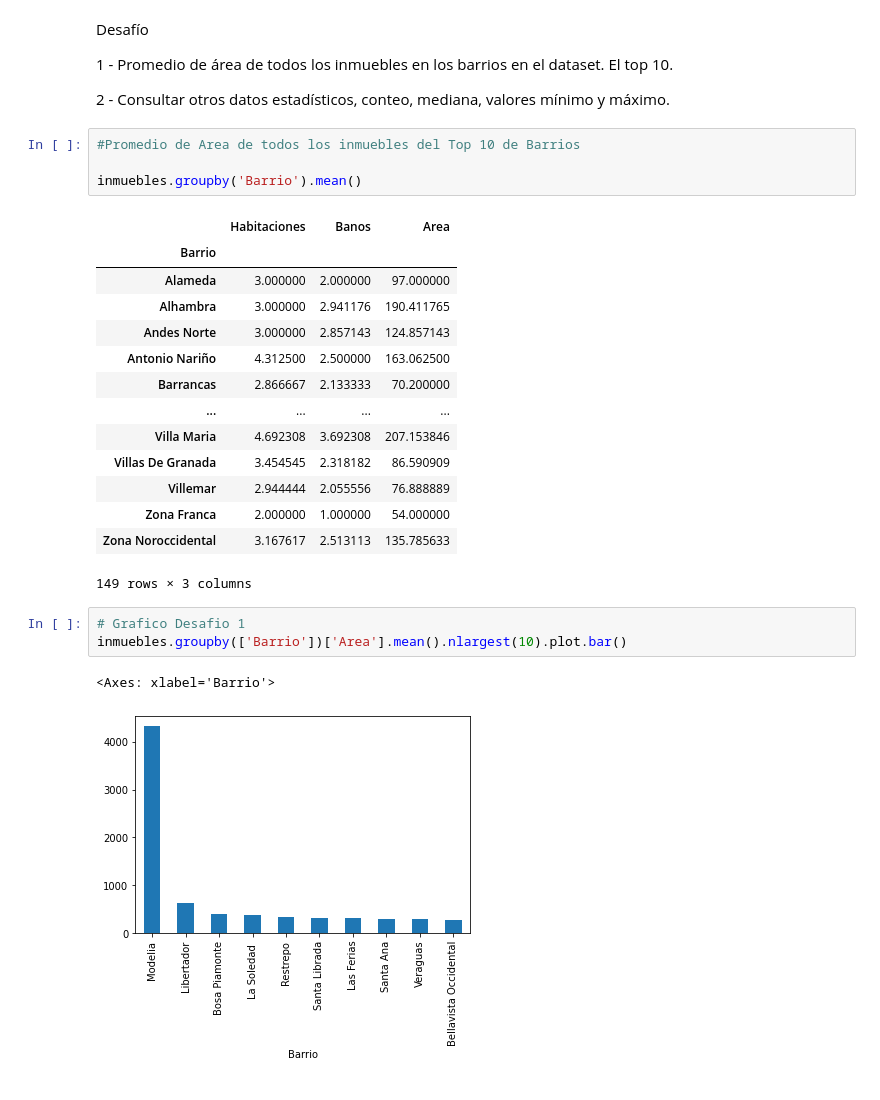
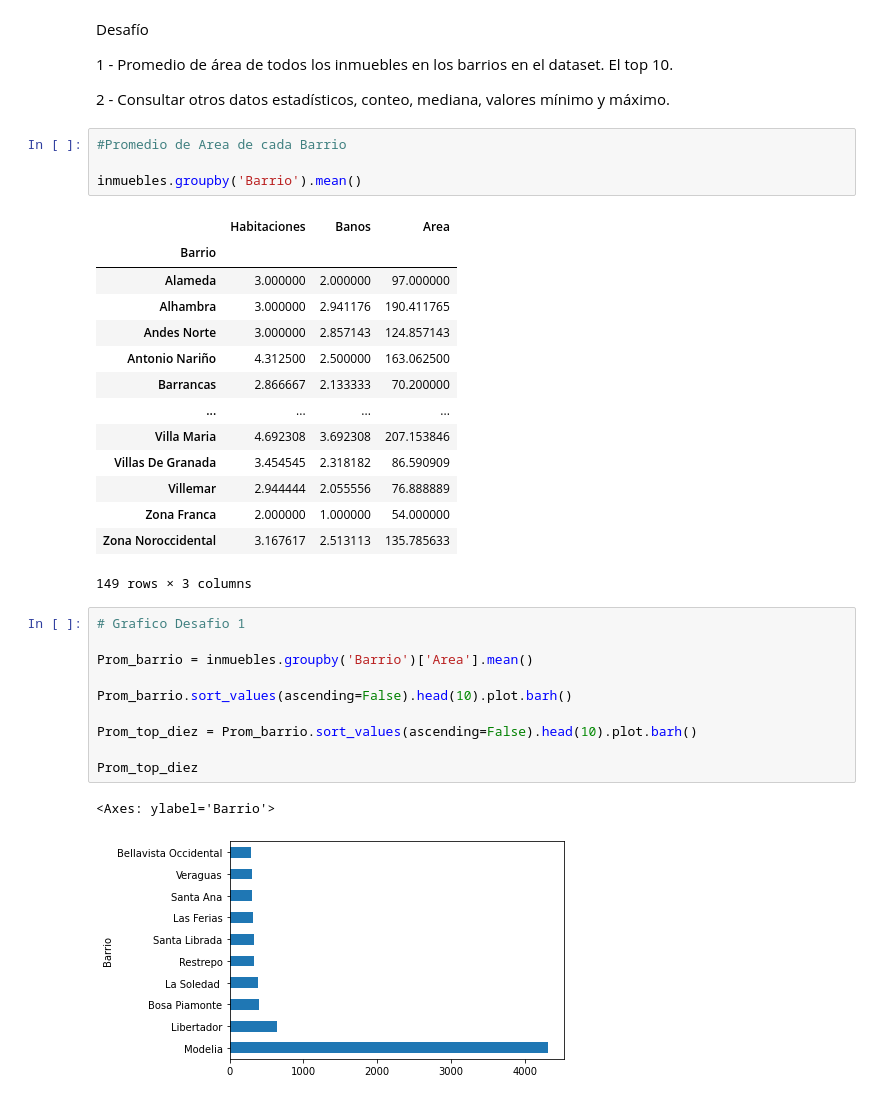
Before and after one commit to faberleondev/aula1_alura_colab, a Jupyter notebook: Aula1datos.ipynb, the cells around one changed output. Cells and saved outputs as stored; diff of their text form.

```diff
--- a/Aula1datos.ipynb
+++ b/Aula1datos.ipynb
@@ -210,7 +210,7 @@ Desafío
 
 2 - Consultar otros datos estadísticos, conteo, mediana, valores mínimo y máximo.
 # %%
-#Promedio de Area de todos los inmuebles del Top 10 de Barrios
+#Promedio de Area de cada Barrio
 
 inmuebles.groupby('Barrio').mean()
 # %% [output]
@@ -230,7 +230,14 @@ inmuebles.groupby('Barrio').mean()
 149 rows × 3 columns
 # %%
 # Grafico Desafio 1
-inmuebles.groupby(['Barrio'])['Area'].mean().nlargest(10).plot.bar()
+
+Prom_barrio = inmuebles.groupby('Barrio')['Area'].mean()
+
+Prom_barrio.sort_values(ascending=False).head(10).plot.barh()
+
+Prom_top_diez = Prom_barrio.sort_values(ascending=False).head(10).plot.barh()
+
+Prom_top_diez
 # %% [output]
-<Axes: xlabel='Barrio'>
+<Axes: ylabel='Barrio'>
-[figure, old version]
+[figure, new version]
```
Also changed, not shown: parts of 4 cells of this notebook.
